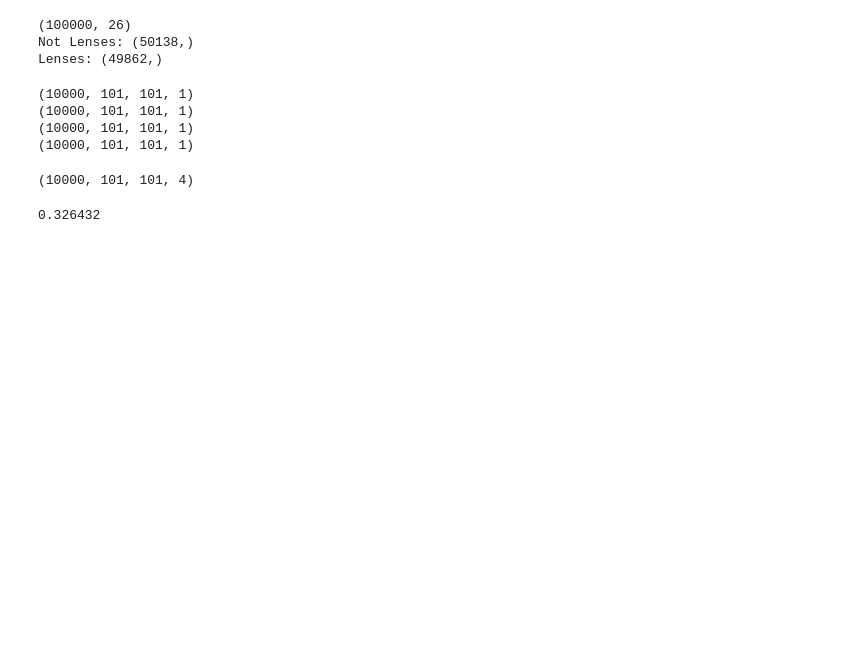
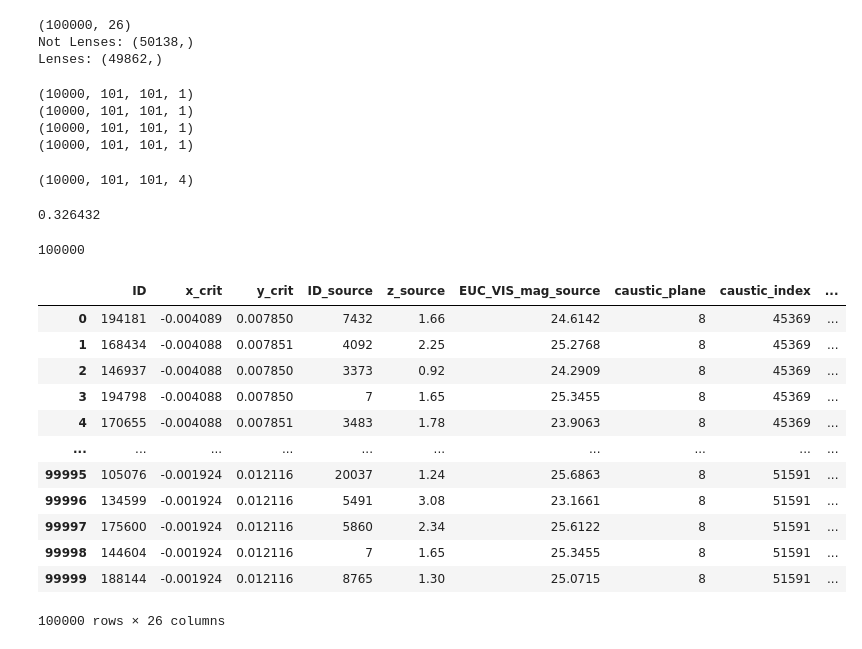
Before and after one commit to vivianemm/GLquasars, a Jupyter notebook: DL.ipynb, the cells around one changed output. Saved outputs shown, nothing was run; the diff lists cells and outputs as text; code cells hidden in the pictures; blank space fills up the shorter version.

```diff
--- a/DL.ipynb
+++ b/DL.ipynb
@@ -574,3 +574,25 @@ size = imgs.nbytes / (10**9)
 size
 # %% [output]
 0.326432
+# %%
+blf = blf_df()
+# %%
+len(blf)
+# %% [output]
+100000
+# %%
+blf
+# %% [output]
+|  | ID | x_crit | y_crit | ID_source | z_source | EUC_VIS_mag_source | caustic_plane | caustic_index | ... |
+| 0 | 194181 | -0.004089 | 0.007850 | 7432 | 1.66 | 24.6142 | 8 | 45369 | ... |
+| 1 | 168434 | -0.004088 | 0.007851 | 4092 | 2.25 | 25.2768 | 8 | 45369 | ... |
+| 2 | 146937 | -0.004088 | 0.007850 | 3373 | 0.92 | 24.2909 | 8 | 45369 | ... |
+| 3 | 194798 | -0.004088 | 0.007850 | 7 | 1.65 | 25.3455 | 8 | 45369 | ... |
+| 4 | 170655 | -0.004088 | 0.007851 | 3483 | 1.78 | 23.9063 | 8 | 45369 | ... |
+| ... | ... | ... | ... | ... | ... | ... | ... | ... | ... |
+| 99995 | 105076 | -0.001924 | 0.012116 | 20037 | 1.24 | 25.6863 | 8 | 51591 | ... |
+| 99996 | 134599 | -0.001924 | 0.012116 | 5491 | 3.08 | 23.1661 | 8 | 51591 | ... |
+| 99997 | 175600 | -0.001924 | 0.012116 | 5860 | 2.34 | 25.6122 | 8 | 51591 | ... |
+| 99998 | 144604 | -0.001924 | 0.012116 | 7 | 1.65 | 25.3455 | 8 | 51591 | ... |
+| 99999 | 188144 | -0.001924 | 0.012116 | 8765 | 1.30 | 25.0715 | 8 | 51591 | ... |
+100000 rows × 26 columns
```
Also changed, not shown: parts of 4 cells of this notebook, 1 other file.
